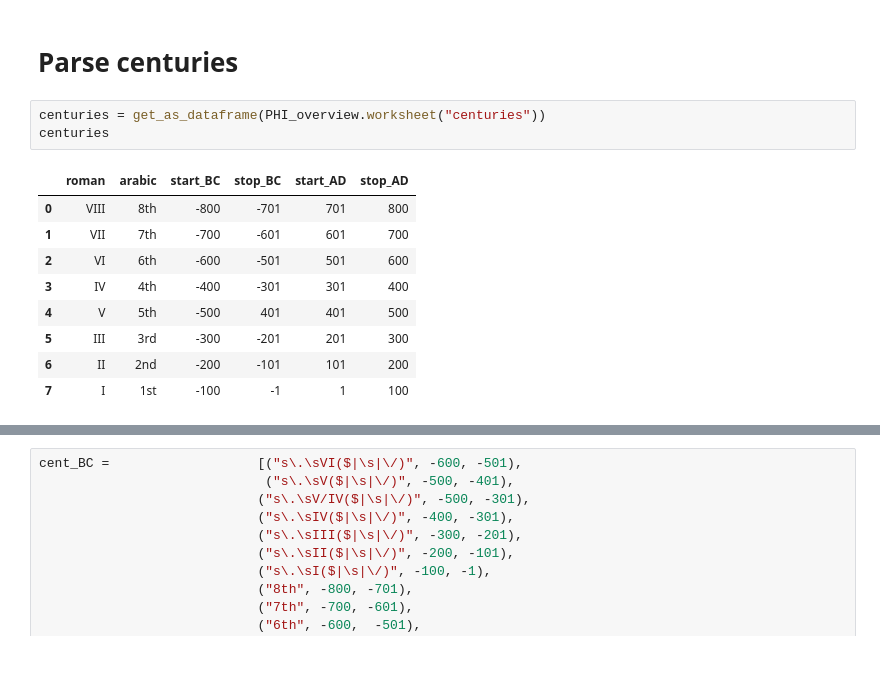
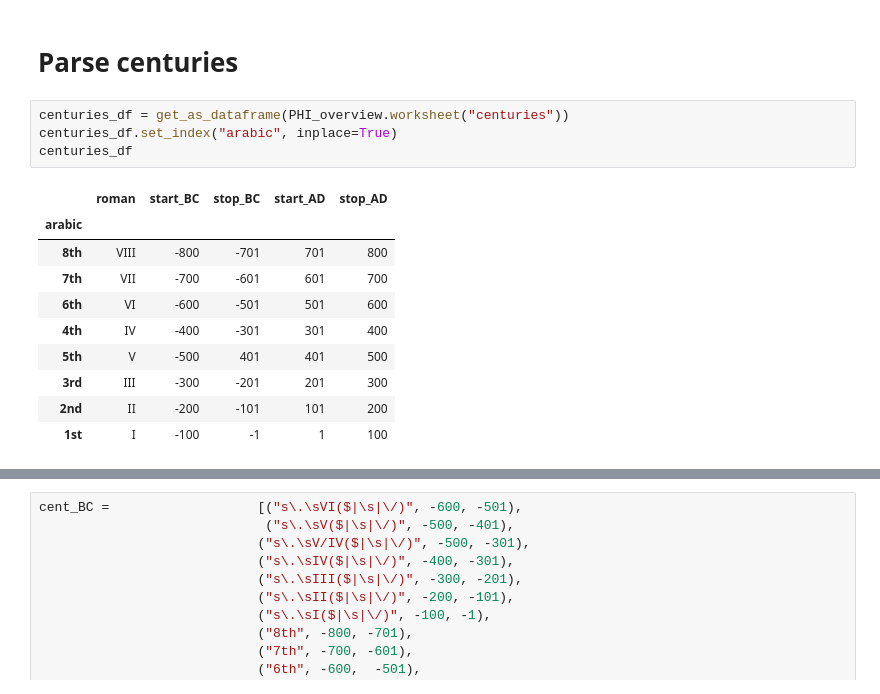
Before and after one commit to sdam-au/GI_ETL, a Jupyter notebook: scripts/1_3_EXTRACTING_DATES.ipynb, the cells around one changed output, grey strips where cells are left out. Saved outputs shown, nothing was run; the diff lists cells and outputs as text; blank space fills up the shorter version.

```diff
--- a/scripts/1_3_EXTRACTING_DATES.ipynb
+++ b/scripts/1_3_EXTRACTING_DATES.ipynb
@@ -532,15 +532,17 @@ PHI_by_500[PHI_by_500["raw_date"].str.contains("/")].head(5)
 # %% [markdown]
 # Parse centuries
 # %%
-centuries = get_as_dataframe(PHI_overview.worksheet("centuries"))
-centuries
+centuries_df = get_as_dataframe(PHI_overview.worksheet("centuries"))
+centuries_df.set_index("arabic", inplace=True)
+centuries_df
 # %% [output]
-|  | roman | arabic | start_BC | stop_BC | start_AD | stop_AD |
-| 0 | VIII | 8th | -800 | -701 | 701 | 800 |
-| 1 | VII | 7th | -700 | -601 | 601 | 700 |
-| 2 | VI | 6th | -600 | -501 | 501 | 600 |
-| 3 | IV | 4th | -400 | -301 | 301 | 400 |
-| 4 | V | 5th | -500 | 401 | 401 | 500 |
-| 5 | III | 3rd | -300 | -201 | 201 | 300 |
-| 6 | II | 2nd | -200 | -101 | 101 | 200 |
-| 7 | I | 1st | -100 | -1 | 1 | 100 |
+|  | roman | start_BC | stop_BC | start_AD | stop_AD |
+| arabic |  |  |  |  |  |
+| 8th | VIII | -800 | -701 | 701 | 800 |
+| 7th | VII | -700 | -601 | 601 | 700 |
+| 6th | VI | -600 | -501 | 501 | 600 |
+| 4th | IV | -400 | -301 | 301 | 400 |
+| 5th | V | -500 | 401 | 401 | 500 |
+| 3rd | III | -300 | -201 | 201 | 300 |
+| 2nd | II | -200 | -101 | 101 | 200 |
+| 1st | I | -100 | -1 | 1 | 100 |
```
Also changed, not shown: parts of 19 cells of this notebook.
